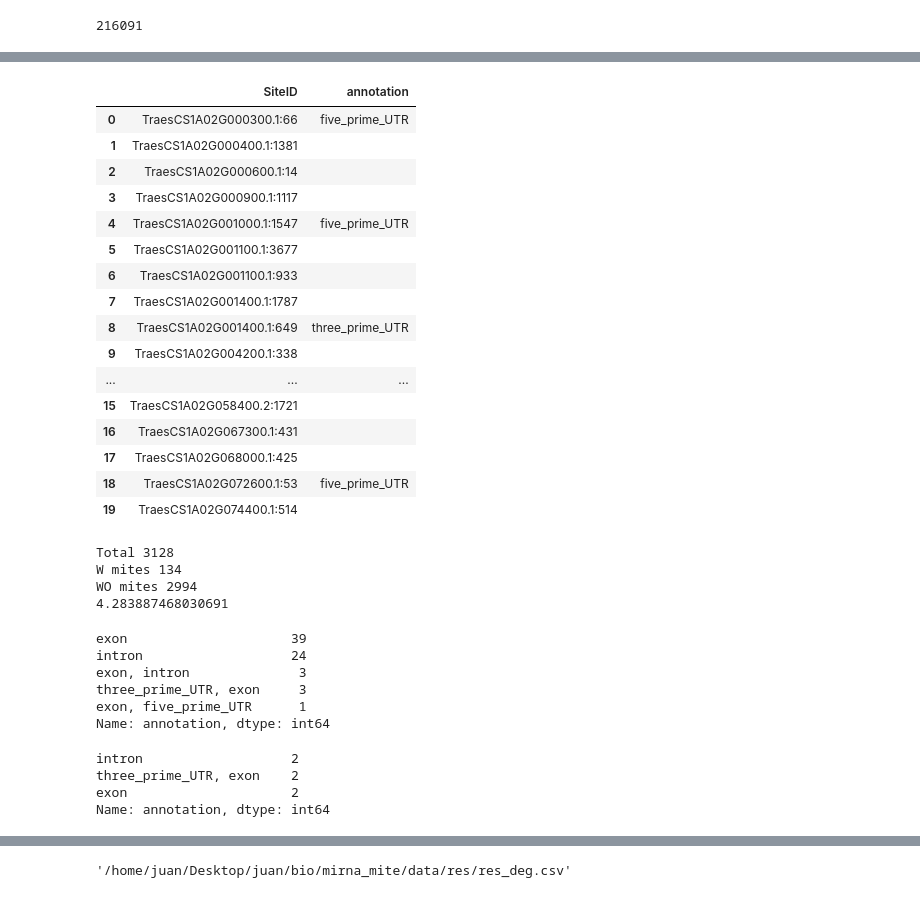
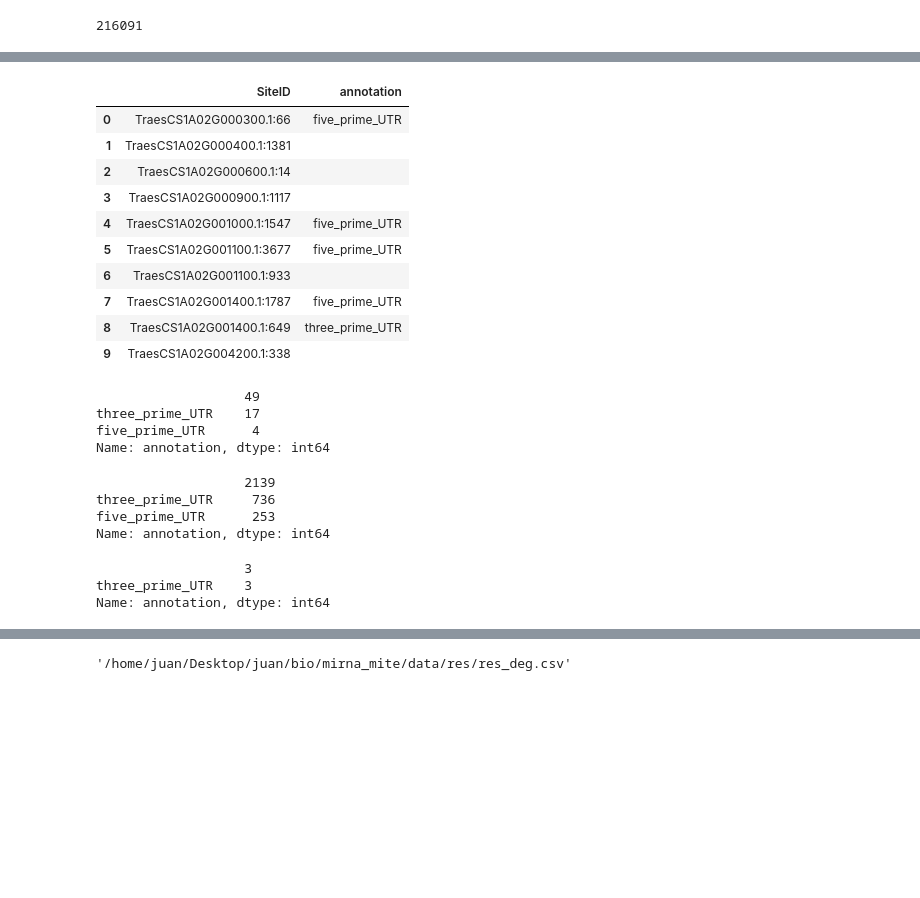
Before and after one commit to juancresc/mirna_mite, a Jupyter notebook: 2_analysis/2_cleavage.ipynb, the cells around one changed output, grey strips where cells are left out. Saved outputs shown, nothing was run; the diff lists cells and outputs as text; code cells hidden in the pictures; blank space fills up the shorter version.

```diff
--- a/2_analysis/2_cleavage.ipynb
+++ b/2_analysis/2_cleavage.ipynb
@@ -41,9 +41,12 @@ for k,v in df.iterrows():
 # %%
 fasta_seq = SeqIO.parse(path_transcripts, 'fasta')
 # %%
+lens = {}
 buffer_seqs = []
 for record in fasta_seq:
     if record.id in transcripts:
         buffer_seqs.append(record)
+        clean_seq = ''.join(str(record.seq).splitlines())
+        lens[record.id] = len(clean_seq)
 SeqIO.write(buffer_seqs, path_transcripts_res, "fasta")
 print(path_transcripts_res)
@@ -125,5 +140,3 @@ df_ann_genes.head(2)
-# %%
-lens = dict(zip(df_ann_genes.transcript,df_ann_genes.feature_len))
 # %%
 df_ann = df_ann[
     (df_ann.feature == 'three_prime_UTR') |
@@ -197,49 +214,34 @@ for k,v in df.iterrows():
 # %%
-df[['SiteID','annotation']].head(20)
+df[['SiteID','annotation']].head(10)
 # %% [output]
 |  | SiteID | annotation |
 | 0 | TraesCS1A02G000300.1:66 | five_prime_UTR |
 | 1 | TraesCS1A02G000400.1:1381 |  |
 | 2 | TraesCS1A02G000600.1:14 |  |
 | 3 | TraesCS1A02G000900.1:1117 |  |
 | 4 | TraesCS1A02G001000.1:1547 | five_prime_UTR |
-| 5 | TraesCS1A02G001100.1:3677 |  |
+| 5 | TraesCS1A02G001100.1:3677 | five_prime_UTR |
 | 6 | TraesCS1A02G001100.1:933 |  |
-| 7 | TraesCS1A02G001400.1:1787 |  |
+| 7 | TraesCS1A02G001400.1:1787 | five_prime_UTR |
 | 8 | TraesCS1A02G001400.1:649 | three_prime_UTR |
 | 9 | TraesCS1A02G004200.1:338 |  |
-| ... | ... | ... |
-| 15 | TraesCS1A02G058400.2:1721 |  |
-| 16 | TraesCS1A02G067300.1:431 |  |
-| 17 | TraesCS1A02G068000.1:425 |  |
-| 18 | TraesCS1A02G072600.1:53 | five_prime_UTR |
-| 19 | TraesCS1A02G074400.1:514 |  |
-# %%
-total = len(df.index)
-w_mites = len(df[df.MITE != ''].index)
-w_o_mites = len(df[df.MITE == ''].index)
-print('Total', total)
-print('W mites', w_mites)
-print('WO mites', w_o_mites)
-print(w_mites * 100 / total)
-# %% [output]
-Total 3128
-W mites 134
-WO mites 2994
-4.283887468030691
 # %%
 df[df.DegradomeCategory == 0].annotation.value_counts()
 # %% [output]
-exon                     39
-intron                   24
-exon, intron              3
-three_prime_UTR, exon     3
-exon, five_prime_UTR      1
+                   49
+three_prime_UTR    17
+five_prime_UTR      4
 Name: annotation, dtype: int64
+# %%
+df.annotation.value_counts()
+# %% [output]
+                   2139
+three_prime_UTR     736
+five_prime_UTR      253
+Name: annotation, dtype: int64
 # %%
 df[(df.DegradomeCategory == 0) & (df.MITE != '')].annotation.value_counts()
 # %% [output]
-intron                   2
-three_prime_UTR, exon    2
-exon                     2
+                   3
+three_prime_UTR    3
 Name: annotation, dtype: int64
```
Also changed, not shown: parts of 10 cells of this notebook, 1 other file.
